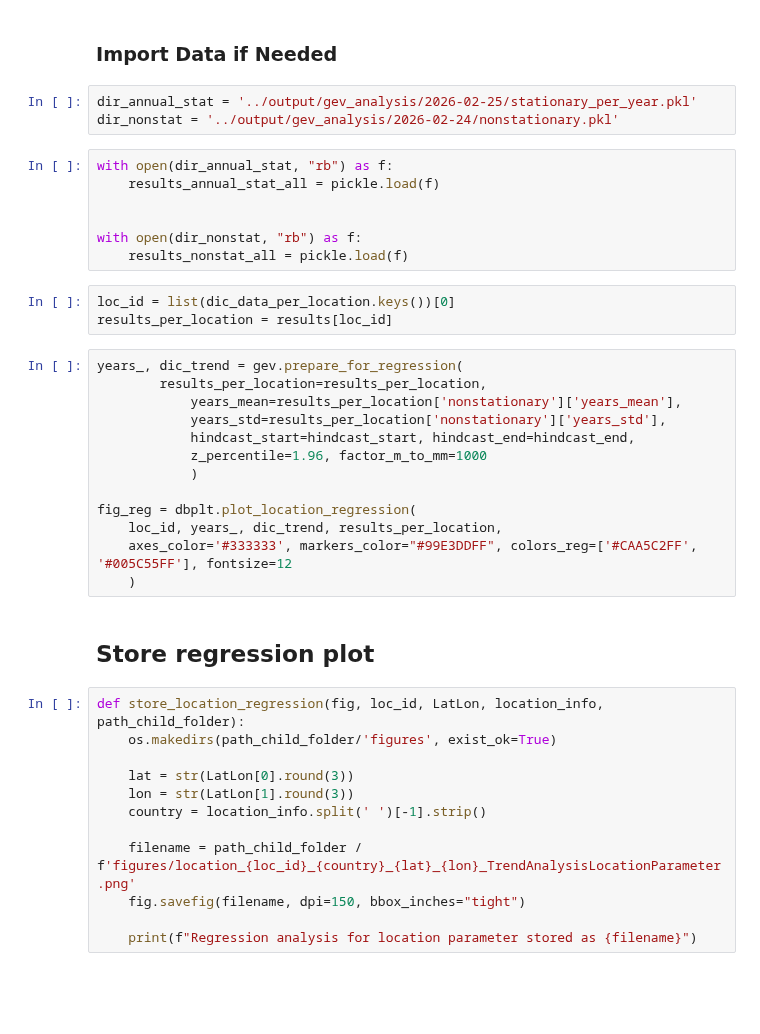
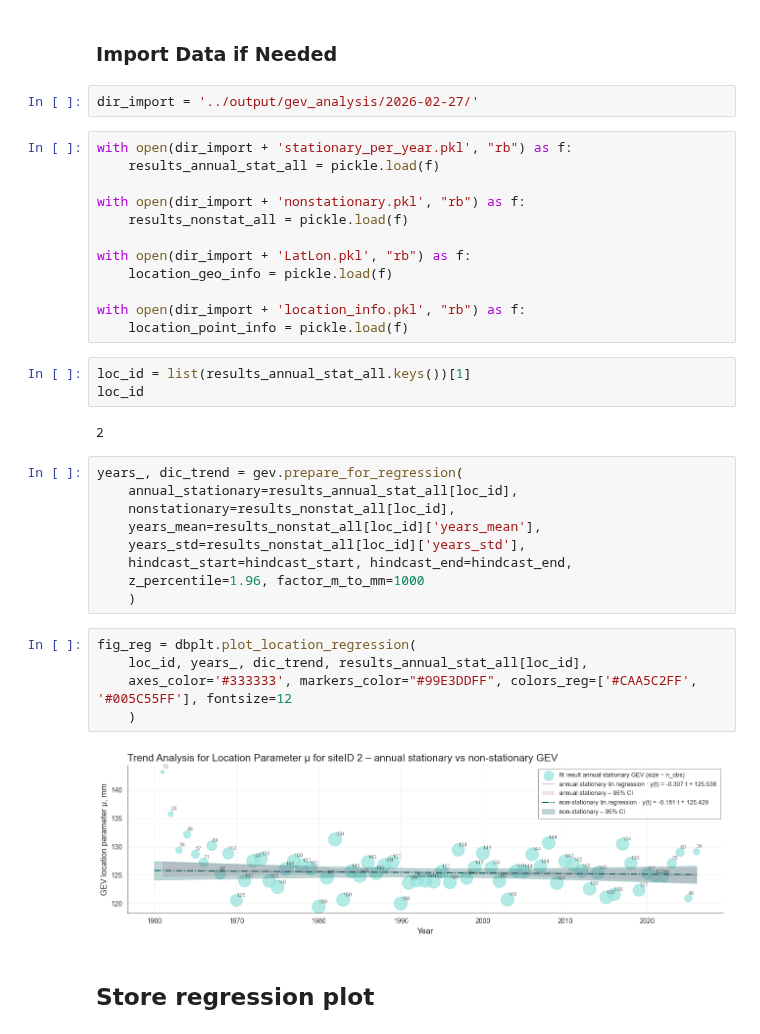
Before and after one commit to silviaelisabeth/SeaLevelExtremes, a Jupyter notebook: script/GEV_subset.ipynb, the cells around one changed output. Saved outputs shown, nothing was run; the diff lists cells and outputs as text; blank space fills up the shorter version.

```diff
--- a/script/GEV_subset.ipynb
+++ b/script/GEV_subset.ipynb
@@ -375,45 +327,42 @@ store_annual_stat_results(results_annual_stat_all, dir_export)
 # %% [markdown]
 ### Import Data if Needed
 # %%
-dir_annual_stat = '../output/gev_analysis/2026-02-25/stationary_per_year.pkl'
-dir_nonstat = '../output/gev_analysis/2026-02-24/nonstationary.pkl'
+dir_import = '../output/gev_analysis/2026-02-27/'
 # %%
-with open(dir_annual_stat, "rb") as f:
+with open(dir_import + 'stationary_per_year.pkl', "rb") as f:
     results_annual_stat_all = pickle.load(f)
 
+with open(dir_import + 'nonstationary.pkl', "rb") as f:
+    results_nonstat_all = pickle.load(f)
 
-with open(dir_nonstat, "rb") as f:
-    results_nonstat_all = pickle.load(f)
+with open(dir_import + 'LatLon.pkl', "rb") as f:
+    location_geo_info = pickle.load(f)
+
+with open(dir_import + 'location_info.pkl', "rb") as f:
+    location_point_info = pickle.load(f)
 # %%
-loc_id = list(dic_data_per_location.keys())[0]
-results_per_location = results[loc_id]
+loc_id = list(results_annual_stat_all.keys())[1]
+loc_id
+# %% [output]
+2
+# %%
+years_, dic_trend = gev.prepare_for_regression(
+    annual_stationary=results_annual_stat_all[loc_id],
+    nonstationary=results_nonstat_all[loc_id],
+    years_mean=results_nonstat_all[loc_id]['years_mean'],
+    years_std=results_nonstat_all[loc_id]['years_std'],
+    hindcast_start=hindcast_start, hindcast_end=hindcast_end,
+    z_percentile=1.96, factor_m_to_mm=1000
+    )
 # %%
-years_, dic_trend = gev.prepare_for_regression(
-        results_per_location=results_per_location,
-            years_mean=results_per_location['nonstationary']['years_mean'],
-            years_std=results_per_location['nonstationary']['years_std'],
-            hindcast_start=hindcast_start, hindcast_end=hindcast_end,
-            z_percentile=1.96, factor_m_to_mm=1000
-            )
-
 fig_reg = dbplt.plot_location_regression(
-    loc_id, years_, dic_trend, results_per_location,
+    loc_id, years_, dic_trend, results_annual_stat_all[loc_id],
     axes_color='#333333', markers_color="#99E3DDFF", colors_reg=['#CAA5C2FF',  '#005C55FF'], fontsize=12
     )
+# %% [output]
+[figure, added]
 # %% [markdown]
 ## Store regression plot
-# %%
-def store_location_regression(fig, loc_id, LatLon, location_info, path_child_folder):
-    os.makedirs(path_child_folder/'figures', exist_ok=True)
-
-    lat = str(LatLon[0].round(3))
-    lon = str(LatLon[1].round(3))
-    country = location_info.split(' ')[-1].strip()
-
-    filename = path_child_folder / f'figures/location_{loc_id}_{country}_{lat}_{lon}_TrendAnalysisLocationParameter.png'
-    fig.savefig(filename, dpi=150, bbox_inches="tight")
-
-    print(f"Regression analysis for location parameter stored as {filename}")
 # %%
 try:
     dir_export = path_child_folder
```
Also changed, not shown: parts of 14 cells of this notebook, 4 other files.
